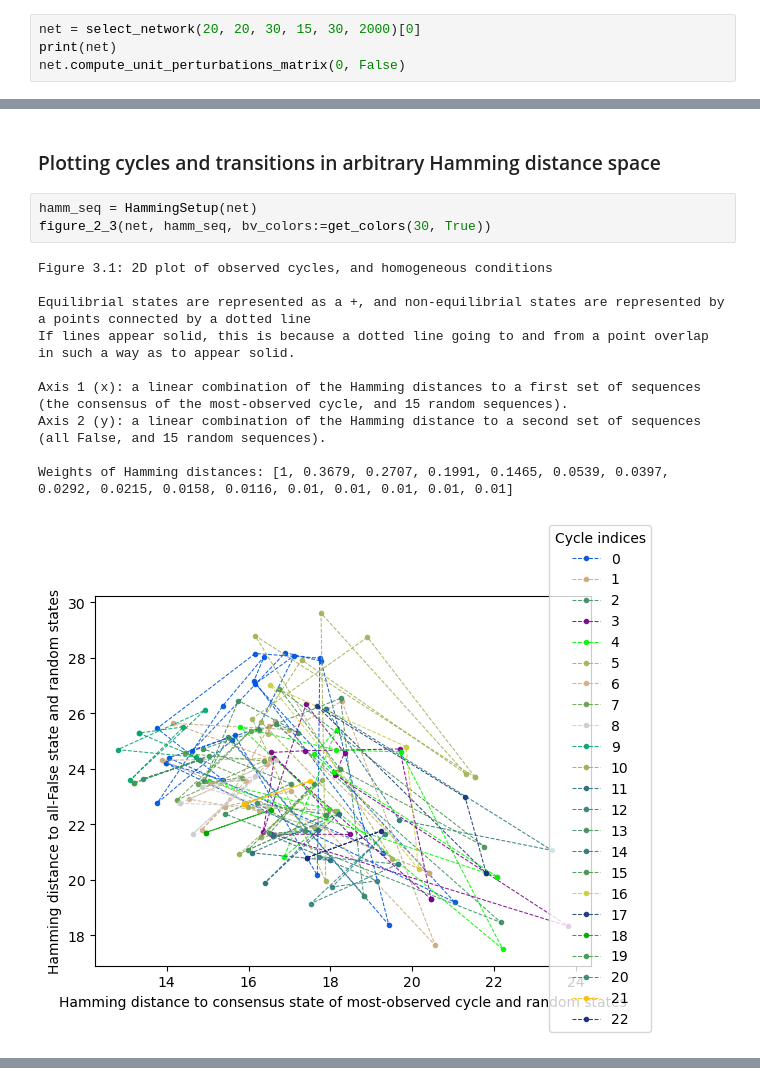
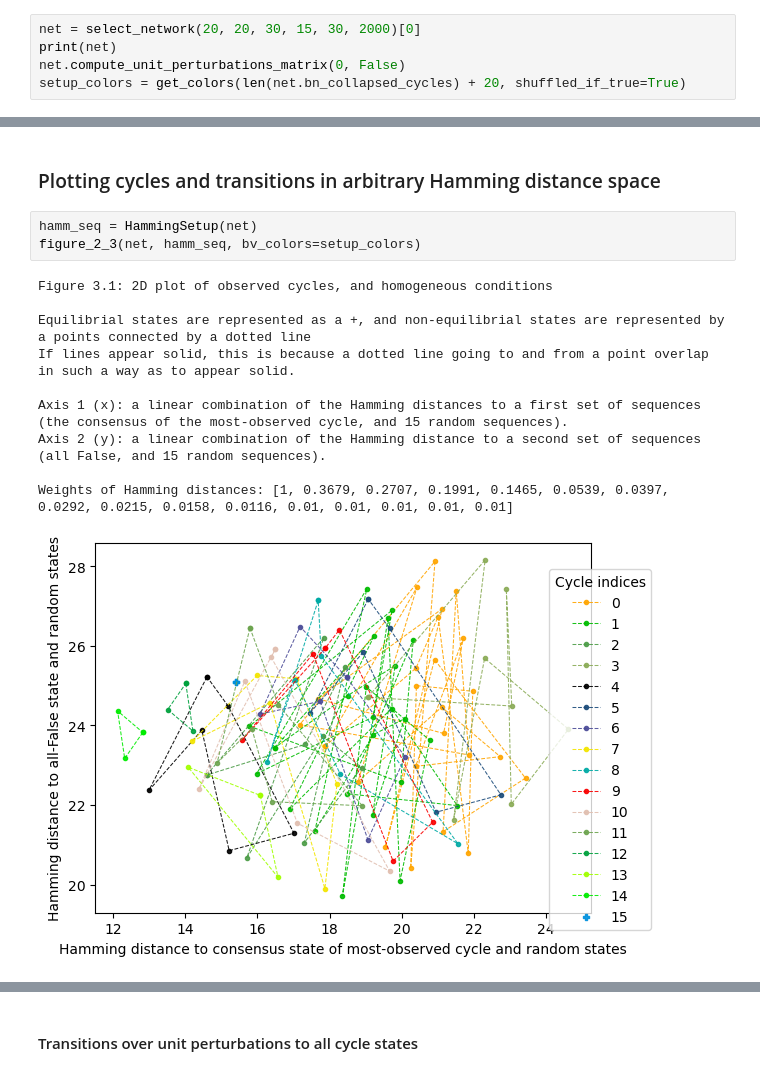
Before and after one commit to AlanBeem/OOP_BooleanNetwork_Abundances_miRNA, a Jupyter notebook: Examples.ipynb, the cells around one changed output, grey strips where cells are left out. Saved outputs shown, nothing was run; the diff lists cells and outputs as text.

```diff
--- a/Examples.ipynb
+++ b/Examples.ipynb
@@ -7,4 +8,5 @@ from package.bn_graph_methods import *
 net = select_network(20, 20, 30, 15, 30, 2000)[0]
 print(net)
 net.compute_unit_perturbations_matrix(0, False)
+setup_colors = get_colors(len(net.bn_collapsed_cycles) + 20, shuffled_if_true=True)
 # %% [output]
@@ -14,17 +31,17 @@ Cycle lengths: [22, 12, 12, 12, 12, 10, 6, 6, 6, 6, 6, 6, 6, 6, 3, 3, 3, 3, 2, 2
 ### Plotting cycles and transitions in arbitrary Hamming distance space
 # %%
 hamm_seq = HammingSetup(net)
-figure_2_3(net, hamm_seq, bv_colors:=get_colors(30, True))
+figure_2_3(net, hamm_seq, bv_colors=setup_colors)
 # %% [output]
 Figure 3.1: 2D plot of observed cycles, and homogeneous conditions
 
 Equilibrial states are represented as a +, and non-equilibrial states are represented by a points connected by a dotted line
 If lines appear solid, this is because a dotted line going to and from a point overlap in such a way as to appear solid.
 
 Axis 1 (x): a linear combination of the Hamming distances to a first set of sequences
 (the consensus of the most-observed cycle, and 15 random sequences).
 Axis 2 (y): a linear combination of the Hamming distance to a second set of sequences
 (all False, and 15 random sequences).
 
 Weights of Hamming distances: [1, 0.3679, 0.2707, 0.1991, 0.1465, 0.0539, 0.0397, 0.0292, 0.0215, 0.0158, 0.0116, 0.01, 0.01, 0.01, 0.01, 0.01]
-[figure, old version]
+[figure, new version]
@@ -31,0 +49,2 @@ Weights of Hamming distances: [1, 0.3679, 0.2707, 0.1991, 0.1465, 0.0539, 0.0397
+# %% [markdown]
+#### Transitions over unit perturbations to all cycle states
```
Also changed, not shown: parts of 16 cells of this notebook, 2 other files.
